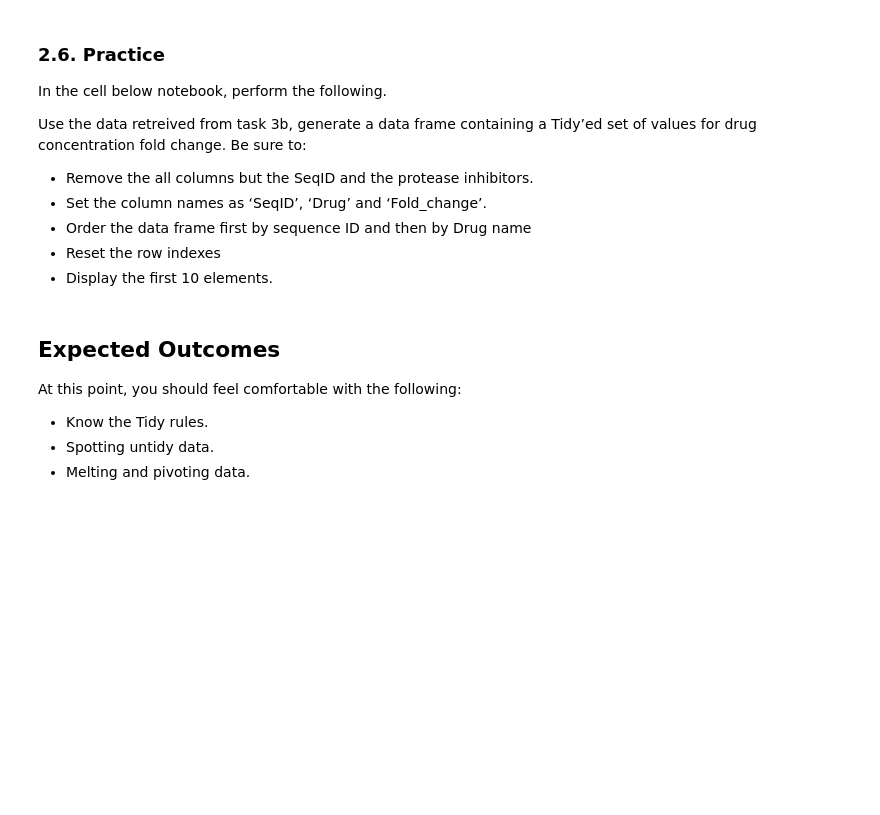
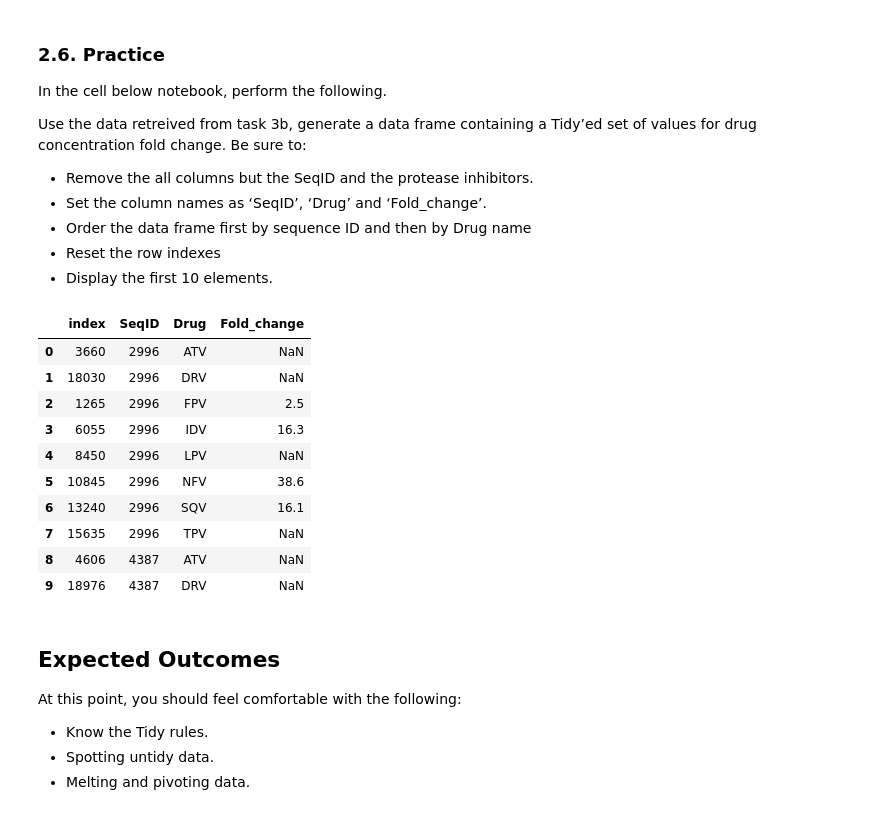
Before and after one commit to Acorntree616/Data-Analytics-With-Python, a Jupyter notebook: Module2-Data_Analytics/A05-Tidy_Data.ipynb, the cells around one changed output. Cells and saved outputs as stored; diff of their text form; code cells hidden in the pictures; blank space fills up the shorter version.

```diff
--- a/Module2-Data_Analytics/A05-Tidy_Data.ipynb
+++ b/Module2-Data_Analytics/A05-Tidy_Data.ipynb
@@ -397,6 +550,25 @@ Use the data retreived from task 3b, generate a data frame containing a Tidy’e
 - Order the data frame first by sequence ID and then by Drug name
 - Reset the row indexes
 - Display the first 10 elements.
+# %%
+pi_rem = pi_file.drop(pi_file.iloc[:, 9:], axis=1)
+pi_melt = pd.melt(pi_rem, id_vars=['SeqID'], value_vars=['FPV', 'ATV', 'IDV', 'LPV', 'NFV', 'SQV', 'TPV', 'DRV'],
+        var_name='Drug', value_name='Fold_change')
+pi_melt = pi_melt.sort_values(by=['SeqID', 'Drug'])
+pi_final = pi_melt.reset_index()
+pi_final.head(10)
+# %% [output]
+|  | index | SeqID | Drug | Fold_change |
+| 0 | 3660 | 2996 | ATV | NaN |
+| 1 | 18030 | 2996 | DRV | NaN |
+| 2 | 1265 | 2996 | FPV | 2.5 |
+| 3 | 6055 | 2996 | IDV | 16.3 |
+| 4 | 8450 | 2996 | LPV | NaN |
+| 5 | 10845 | 2996 | NFV | 38.6 |
+| 6 | 13240 | 2996 | SQV | 16.1 |
+| 7 | 15635 | 2996 | TPV | NaN |
+| 8 | 4606 | 4387 | ATV | NaN |
+| 9 | 18976 | 4387 | DRV | NaN |
 # %% [markdown]
 ## Expected Outcomes
 At this point, you should feel comfortable with the following:
```
Also changed, not shown: parts of 17 cells of this notebook, 2 other files.
